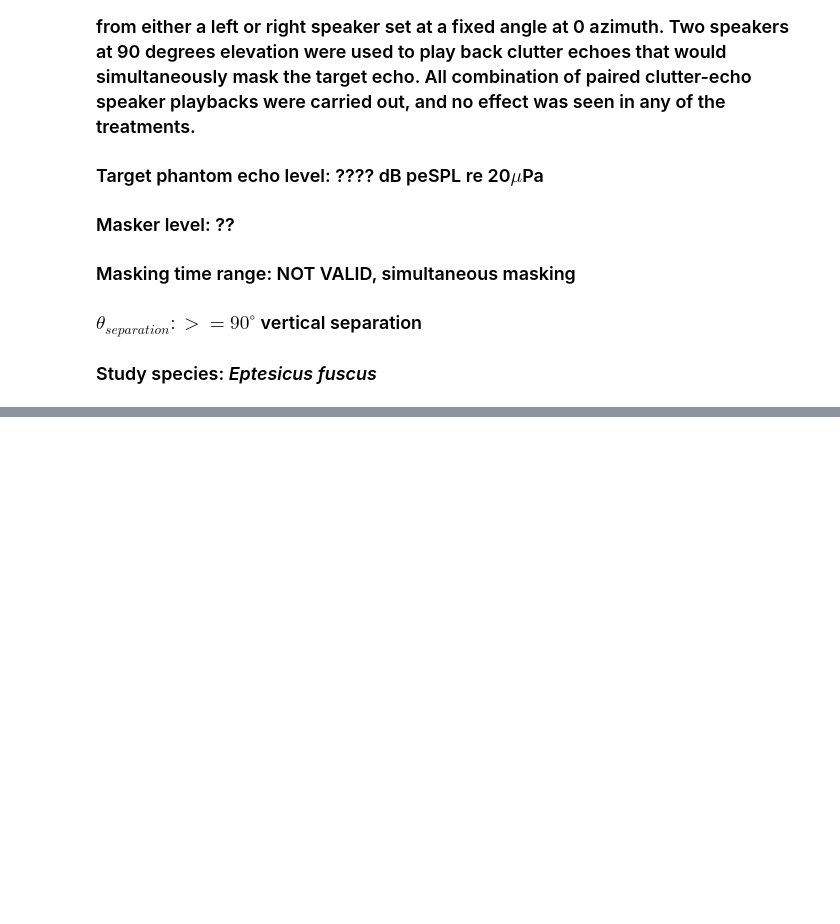
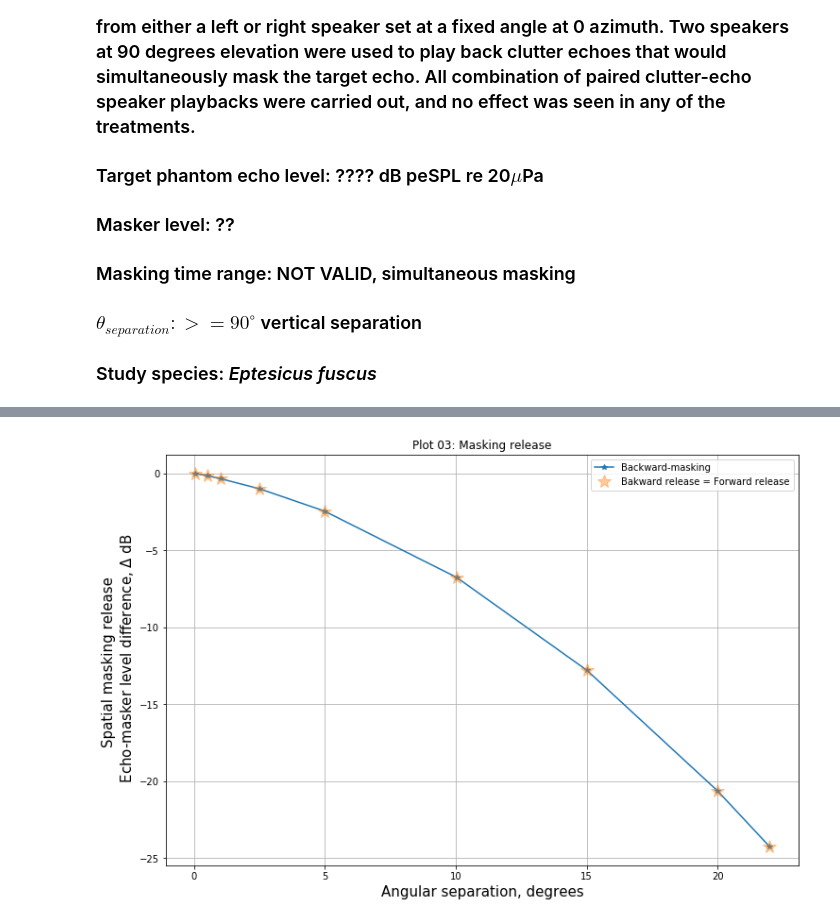
Before and after one commit to thejasvibr/the_cocktail_party_nightmare, a Jupyter notebook: Spatial Unmasking in the cocktail party nightmare.ipynb, the cells around one changed output, grey strips where cells are left out. Saved outputs shown, nothing was run; the diff lists cells and outputs as text; code cells hidden in the pictures; blank space fills up the shorter version.

```diff
--- a/Spatial Unmasking in the cocktail party nightmare.ipynb
+++ b/Spatial Unmasking in the cocktail party nightmare.ipynb
@@ -223,0 +312,11 @@ display(HTML(tabulate.tabulate(table_wrefs,tablefmt='html')))
+# %%
+f,ax = plt.subplots(nrows=1,ncols=1,figsize=(12,8))
+ax.plot(fig4b['masker_angle'],fig4b['quad_release'],'*-',label='Backward-masking')
+ax.plot(fig4b['masker_angle'],fig4b['quad_release'],'*',markersize=15,alpha=0.4,label='Bakward release = Forward release')
+plt.title('Plot 03: Masking release')
+
+plt.ylabel('Spatial masking release \n Echo-masker level difference, $\Delta$ dB',fontsize=15);
+plt.xlabel('Angular separation, degrees',fontsize=15);plt.legend();ax.grid()
+plt.show()
+# %% [output]
+[figure, added]
```
Also changed, not shown: parts of 23 cells of this notebook.
